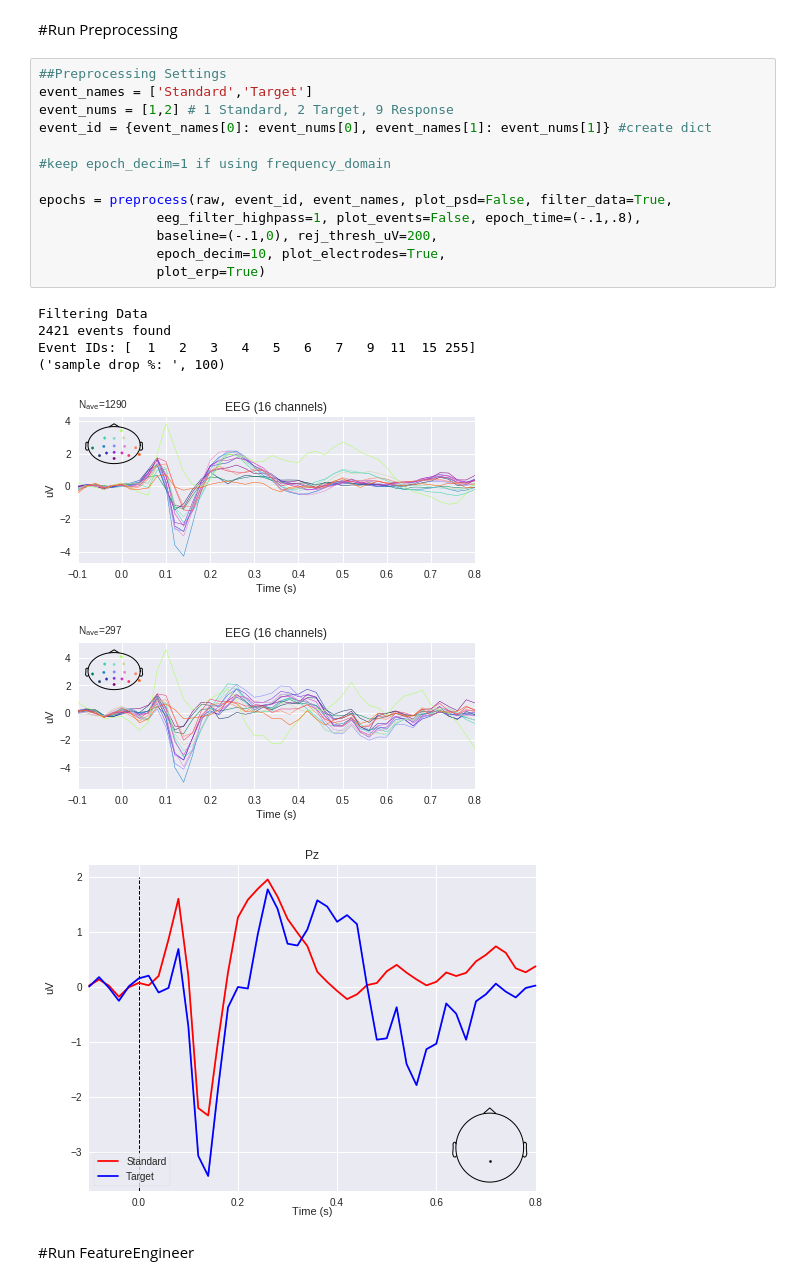
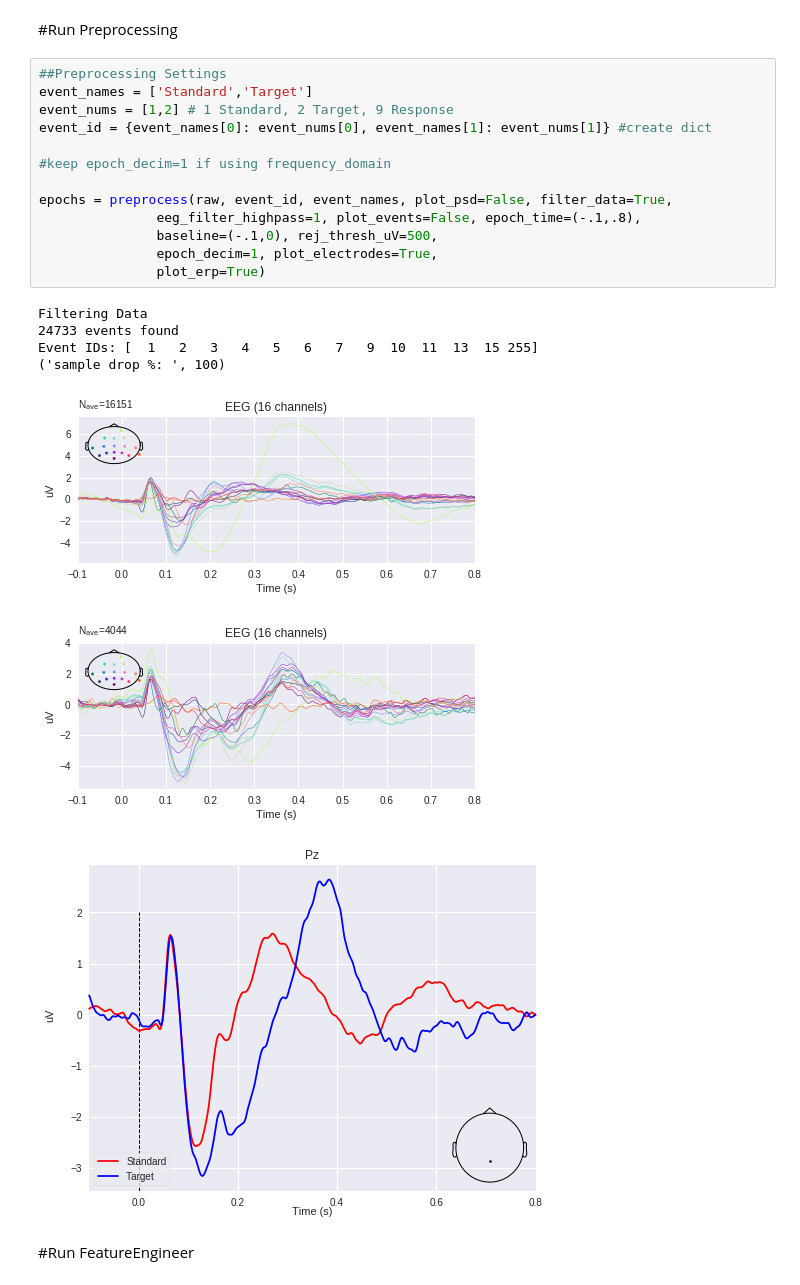
Before and after one commit to kylemath/DeepEEG, a Jupyter notebook: notebooks/DeepEEG.ipynb, the cells around one changed output. Drawn from its saved outputs; the diff is of its cells as text.

```diff
--- a/notebooks/DeepEEG.ipynb
+++ b/notebooks/DeepEEG.ipynb
@@ -571,24 +634,24 @@ Loading Channel Locations
 # %%
 ##Preprocessing Settings
 event_names = ['Standard','Target']
 event_nums = [1,2] # 1 Standard, 2 Target, 9 Response
 event_id = {event_names[0]: event_nums[0], event_names[1]: event_nums[1]} #create dict
 
 #keep epoch_decim=1 if using frequency_domain
 
 epochs = preprocess(raw, event_id, event_names, plot_psd=False, filter_data=True,
                eeg_filter_highpass=1, plot_events=False, epoch_time=(-.1,.8),
-               baseline=(-.1,0), rej_thresh_uV=200,
-               epoch_decim=10, plot_electrodes=True,
+               baseline=(-.1,0), rej_thresh_uV=500,
+               epoch_decim=1, plot_electrodes=True,
                plot_erp=True)
 # %% [output]
 Filtering Data
-2421 events found
-Event IDs: [  1   2   3   4   5   6   7   9  11  15 255]
+24733 events found
+Event IDs: [  1   2   3   4   5   6   7   9  10  11  13  15 255]
 ('sample drop %: ', 100)
-[figure, old version]
+[figure, new version]
-[figure, old version]
+[figure, new version]
-[figure, old version]
+[figure, new version]
 # %% [markdown]
 #Run FeatureEngineer
 # %%
```
Also changed, not shown: parts of 7 cells of this notebook.
